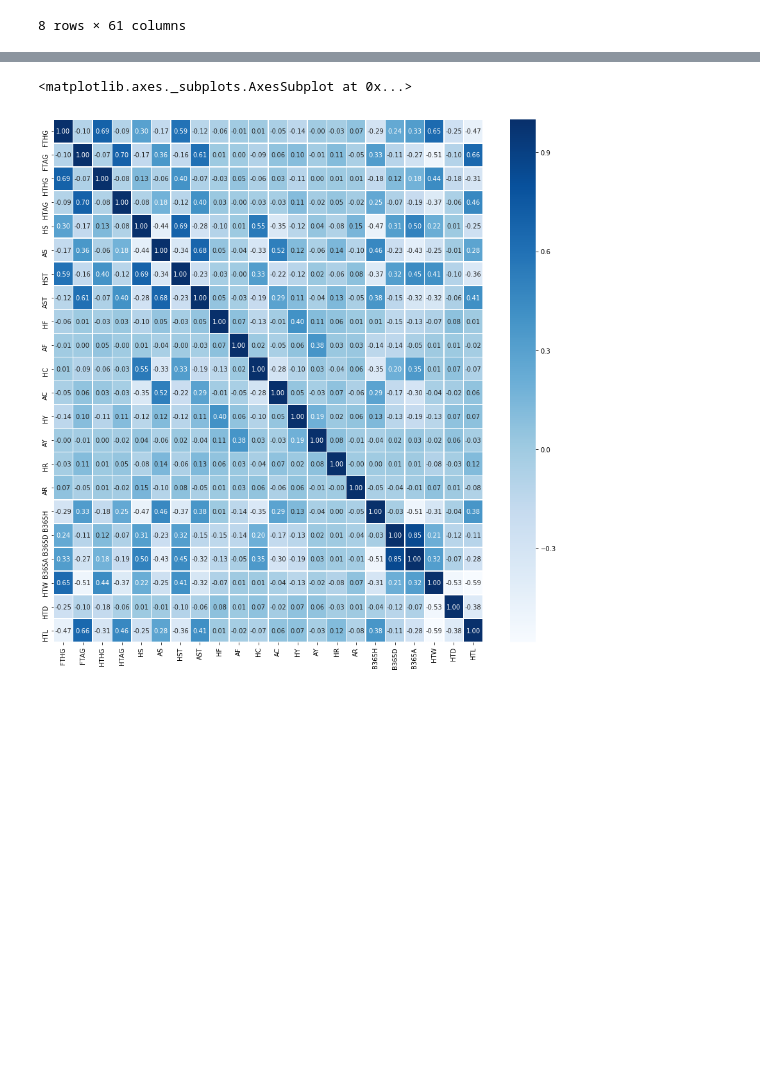
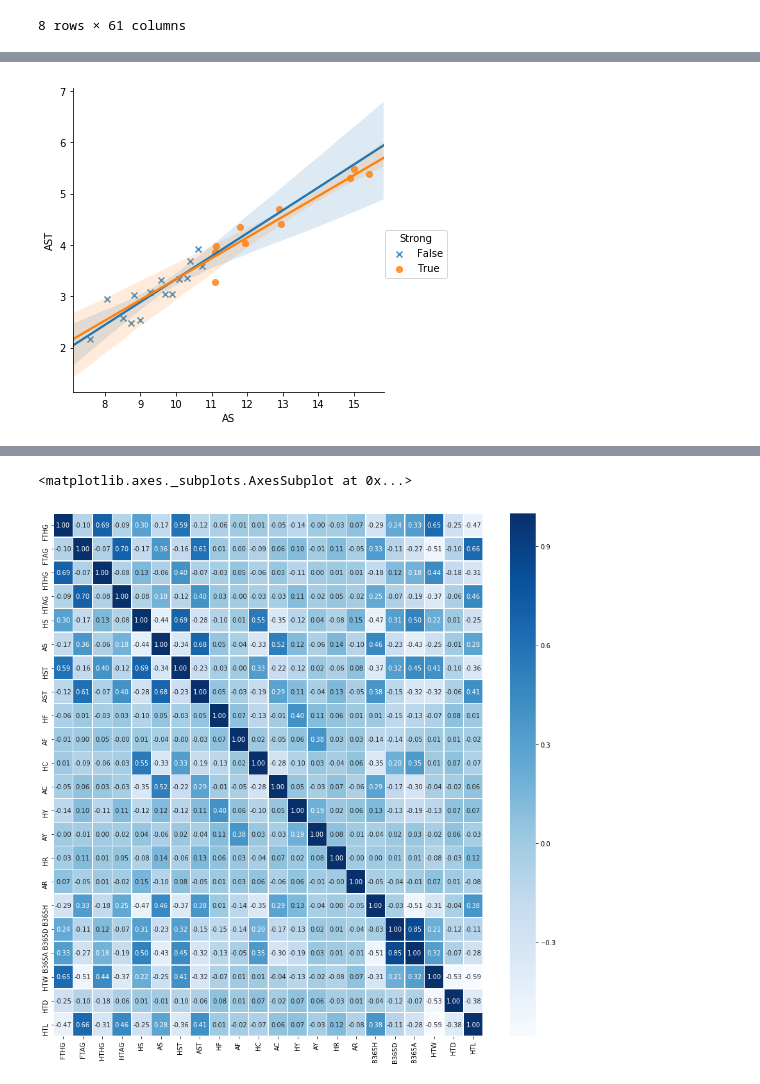
Before and after one commit to sunghoonhong/foot-ball-analysis, a Jupyter notebook: Untitled1.ipynb, the cells around one changed output, grey strips where cells are left out. Saved outputs shown, nothing was run; the diff lists cells and outputs as text; code cells hidden in the pictures; blank space fills up the shorter version.

```diff
--- a/Untitled1.ipynb
+++ b/Untitled1.ipynb
@@ -26,0 +39,10 @@ df.describe()
+# %%
+group = df[['AwayTeam','AS','AST','HTL']].groupby(df['AwayTeam'])
+shotDfHome = group.mean().reset_index()
+shotDfHome["ASAcc"] = shotDfHome['AST'] / shotDfHome['AS']
+shotDfHome["Strong"] = shotDfHome['HTL'] >= 0.25
+shotDfHome = shotDfHome.sort_values(by="HTL",ascending=False)
+sns.lmplot(x="AS", y="AST", data=shotDfHome, hue='Strong',markers=["x", "o"])
+plt.show()
+# %% [output]
+[figure, added]
```
Also changed, not shown: parts of 4 cells of this notebook.
